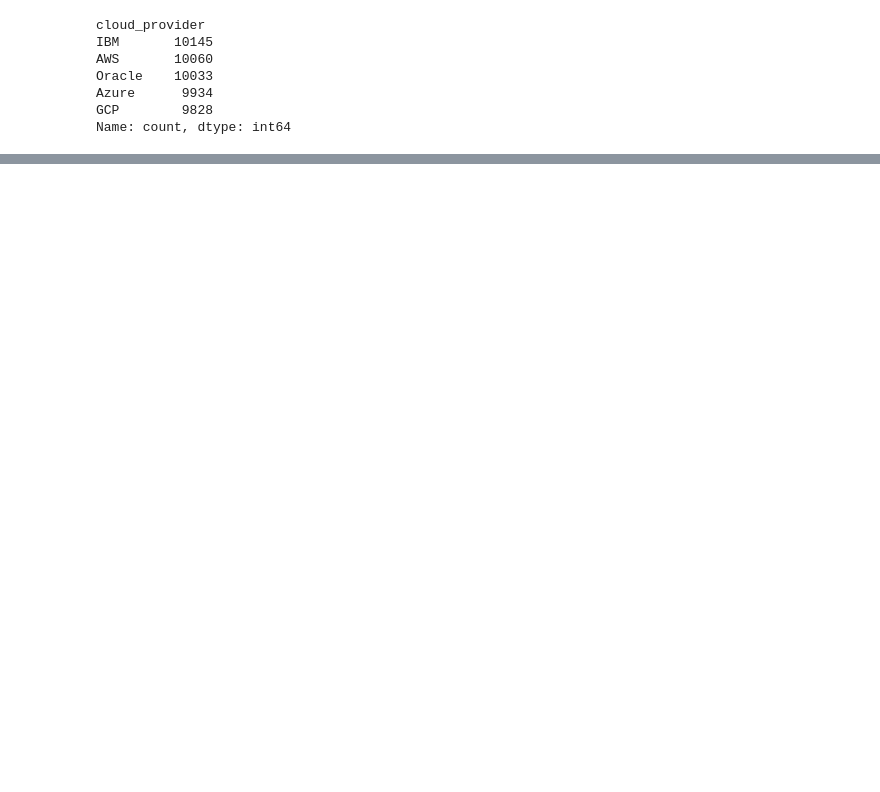
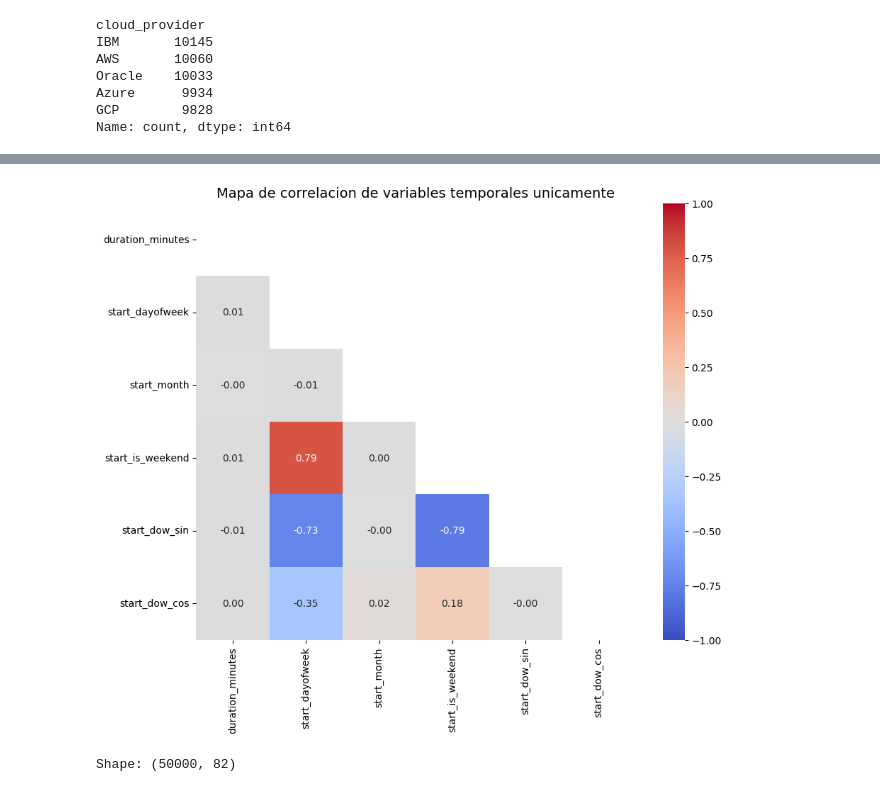
Before and after one commit to zmorgado/dl-labs, a Jupyter notebook: exercises/final_project/EDA-CSS-v1.ipynb, the cells around one changed output, grey strips where cells are left out. Drawn from its saved outputs; the diff is of its cells as text; code cells hidden in the pictures; blank space fills up the shorter version.

```diff
--- a/exercises/final_project/EDA-CSS-v1.ipynb
+++ b/exercises/final_project/EDA-CSS-v1.ipynb
@@ -35,0 +269,17 @@ Name: count, dtype: int64
+# %%
+time_cols = ['start_time', 'end_time']
+for col in time_cols:
+    cod_v2[col] = pd.to_datetime(cod_v2[col], errors='coerce', utc=True)
+
+cod_v2 = cod_v2.sort_values('start_time').reset_index(drop=True)
+
+cod_v2['start_hour'] = cod_v2['start_time'].dt.hour
+cod_v2['start_dayofweek'] = cod_v2['start_time'].dt.dayofweek
+cod_v2['start_month'] = cod_v2['start_time'].dt.month
+cod_v2['start_is_weekend'] = cod_v2['start_dayofweek'].isin([5, 6]).astype(int)
+
+cod_v2['start_hour_sin'] = np.sin(2 * np.pi * cod_v2['start_hour'] / 24)
+cod_v2['start_hour_cos'] = np.cos(2 * np.pi * cod_v2['start_hour'] / 24)
+# dow = day of week
+cod_v2['start_dow_sin'] = np.sin(2 * np.pi * cod_v2['start_dayofweek'] / 7)
+cod_v2['start_dow_cos'] = np.cos(2 * np.pi * cod_v2['start_dayofweek'] / 7)
@@ -35,0 +344,2 @@ Name: count, dtype: int64
+# %%
+cod_v2.drop(columns=['start_hour', 'start_hour_sin', 'start_hour_cos'], inplace=True)
@@ -35,0 +356,27 @@ Name: count, dtype: int64
+# %%
+time_cols = [
+    'duration_minutes', 'start_dayofweek', 'start_month', 'start_is_weekend', 'start_dow_sin', 'start_dow_cos'
+ ]
+# %%
+plt.figure(figsize=(10, 8))
+
+corr_matrix = cod_v2[time_cols].corr()
+
+# Máscara para ocultar el triángulo superior (que es redundante)
+mask = np.triu(np.ones_like(corr_matrix, dtype=bool))
+
+sns.heatmap(corr_matrix,
+            annot=True,
+            fmt=".2f",
+            cmap='coolwarm',
+            mask=mask,
+            vmin=-1, vmax=1)
+
+plt.title('Mapa de correlacion de variables temporales unicamente', fontsize=14)
+plt.show()
+# %% [output]
+[figure, added]
+# %%
+print(f'Shape: {cod_v2.shape}')
+# %% [output]
+Shape: (50000, 82)
```
Also changed, not shown: parts of 84 cells of this notebook, 1 other file.
